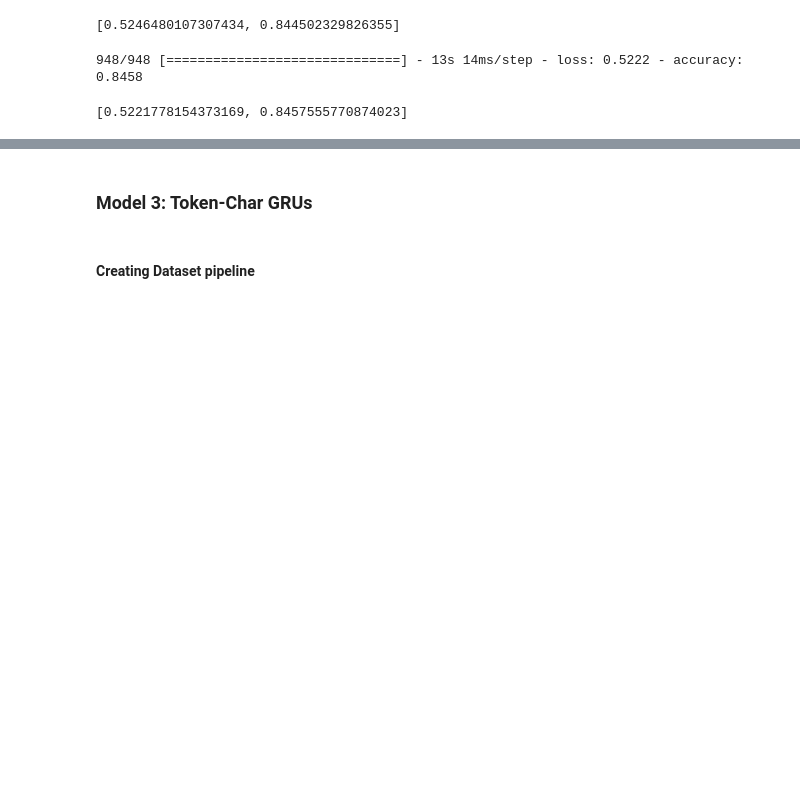
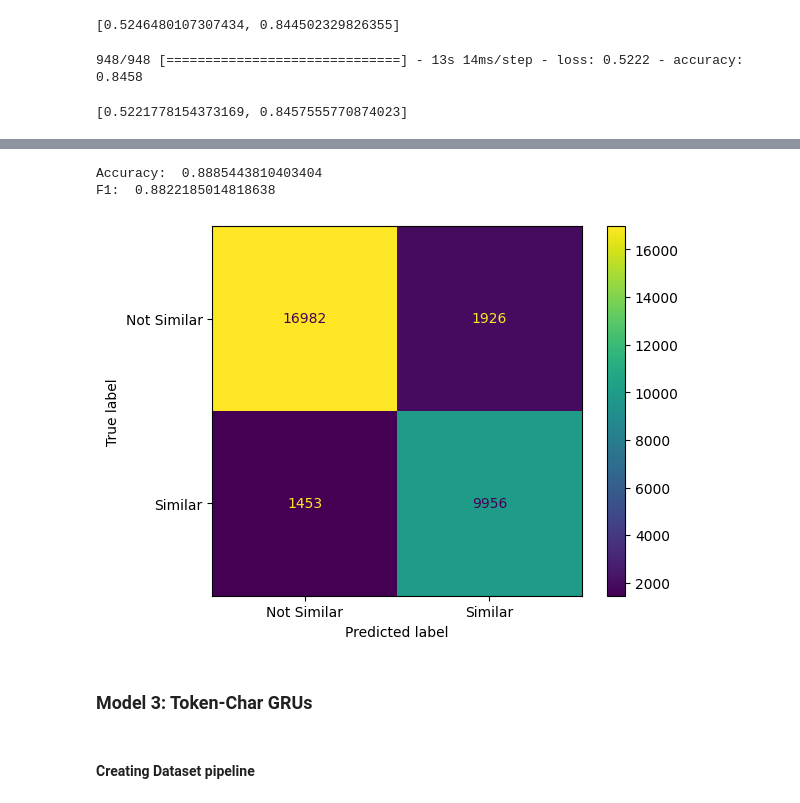
Before and after one commit to rafayqayyum/quora-question-similarity, a Jupyter notebook: Quora_Question_Pair_.ipynb, the cells around one changed output, grey strips where cells are left out. Saved outputs shown, nothing was run; the diff lists cells and outputs as text; code cells hidden in the pictures; blank space fills up the shorter version.

```diff
--- a/Quora_Question_Pair_.ipynb
+++ b/Quora_Question_Pair_.ipynb
@@ -633,0 +761,2 @@ model2.evaluate(test_token_dataset)
+# %%
+model= AutoModelForSequenceClassification.from_pretrained(checkpoint)
@@ -633,0 +792,9 @@ model2.evaluate(test_token_dataset)
+# %%
+trainer=Trainer(model,
+                training_args,
+                train_dataset=tokenized_datasets['train'],
+                eval_dataset=tokenized_datasets['val'],
+                tokenizer=tokenizer,
+                compute_metrics=compute_metrics)
+# %%
+trainer.train()
@@ -633,0 +818,3 @@ model2.evaluate(test_token_dataset)
+# %%
+predictions = trainer.predict(tokenized_datasets['test'])
+predictions=np.argmax(predictions[0],axis=-1)
@@ -634,3 +823,15 @@ model2.evaluate(test_token_dataset)
+# %%
+print("Accuracy: ",accuracy_score(dataset['test']['label'],predictions))
+print("F1: ",f1_score(dataset['test']['label'],predictions,average='macro'))
+# %% [output]
+Accuracy:  0.8885443810403404
+F1:  0.8822185014818638
+# %%
+from sklearn.metrics import ConfusionMatrixDisplay
+
+cmp=ConfusionMatrixDisplay.from_predictions(dataset['test']['label'],predictions,display_labels=['Not Similar','Similar'])
+# %% [output]
+[figure, added]
 # %% [markdown]
 ### Model 3: Token-Char GRUs
 # %% [markdown]
```
Also changed, not shown: parts of 33 cells of this notebook.
